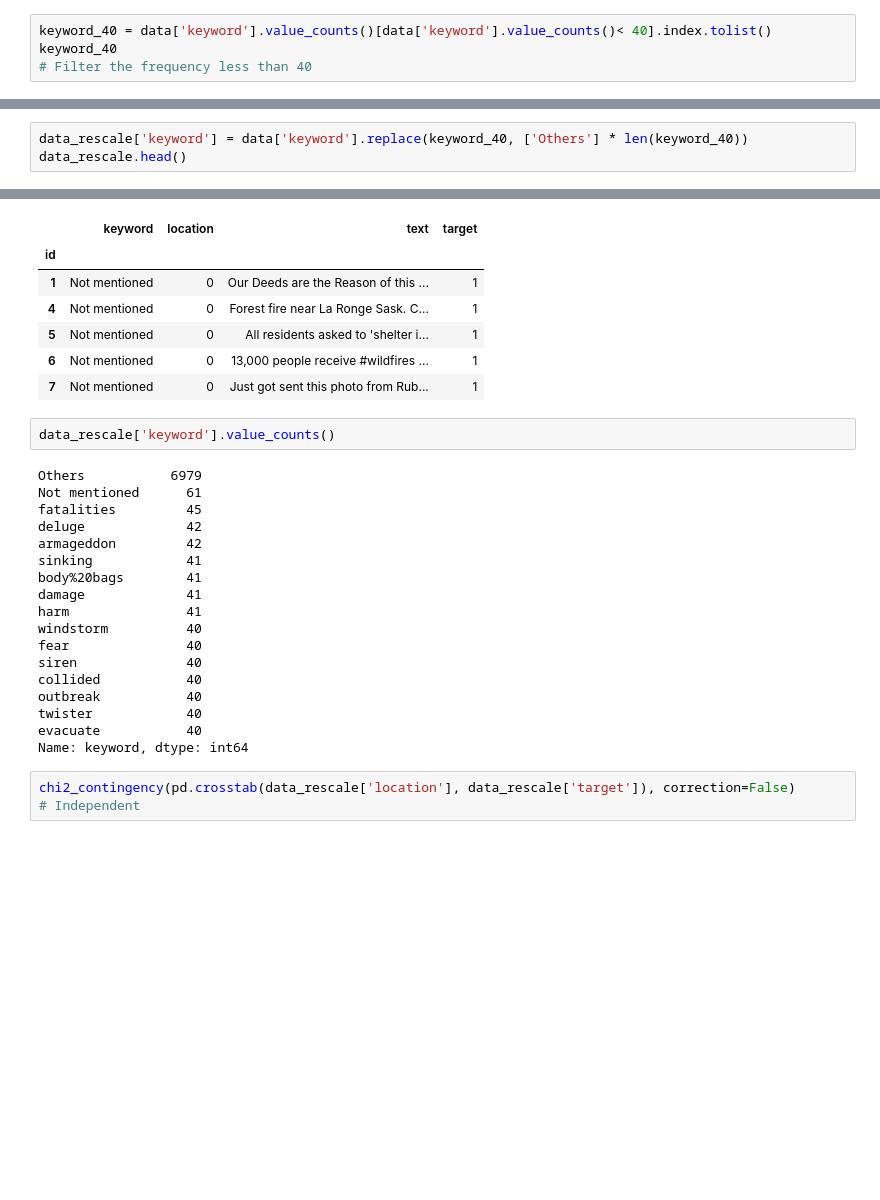
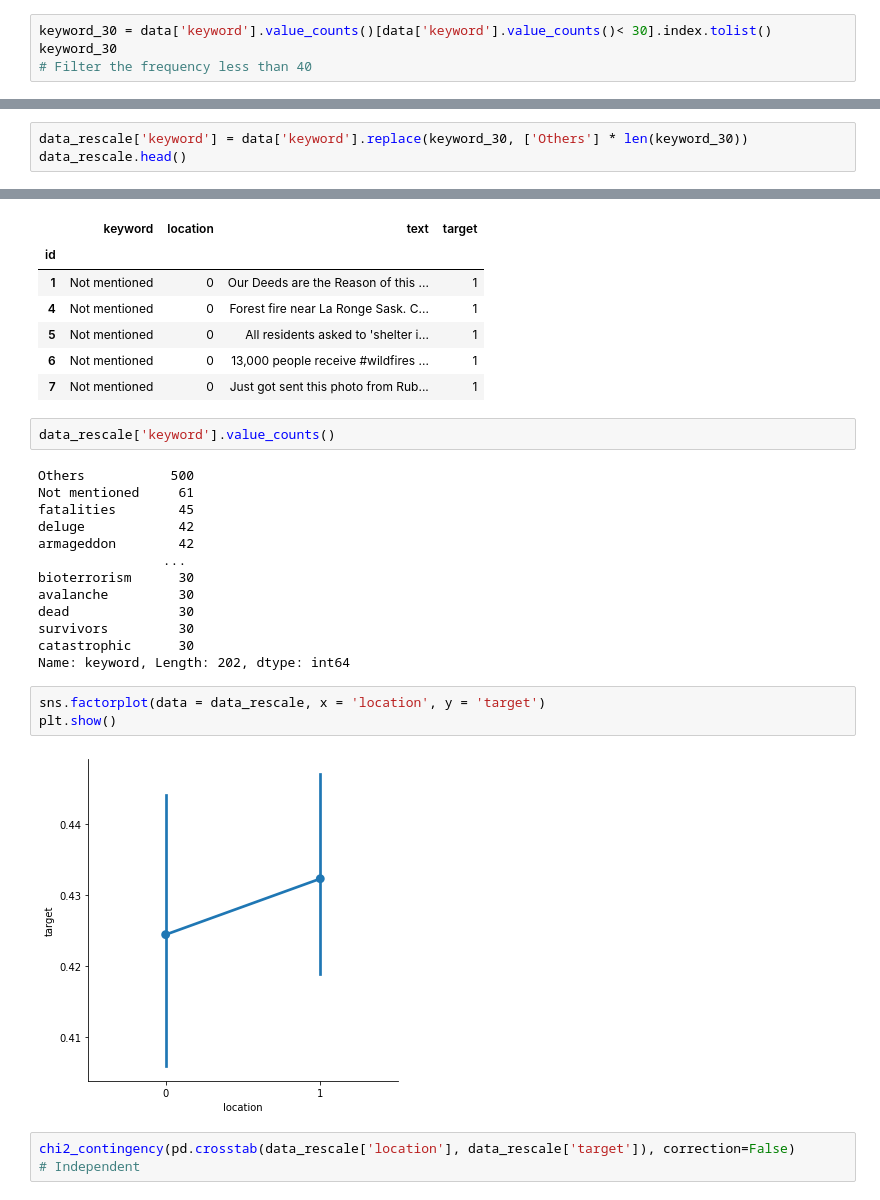
Before and after one commit to SmilesTigeR/statistical-analysis, a Jupyter notebook: Notebook/Disaster/Disaster.ipynb, the cells around one changed output, grey strips where cells are left out. Saved outputs shown, nothing was run; the diff lists cells and outputs as text; blank space fills up the shorter version.

```diff
--- a/Notebook/Disaster/Disaster.ipynb
+++ b/Notebook/Disaster/Disaster.ipynb
@@ -97,5 +101,5 @@ Name: keyword, dtype: int64
 # %%
-keyword_40 = data['keyword'].value_counts()[data['keyword'].value_counts()< 40].index.tolist()
-keyword_40
+keyword_30 = data['keyword'].value_counts()[data['keyword'].value_counts()< 30].index.tolist()
+keyword_30
 # Filter the frequency less than 40
 # %% [output]
@@ -184,7 +188,7 @@ data_rescale['location'].value_counts()
 0    2533
 Name: location, dtype: int64
 # %%
-data_rescale['keyword'] = data['keyword'].replace(keyword_40, ['Others'] * len(keyword_40))
+data_rescale['keyword'] = data['keyword'].replace(keyword_30, ['Others'] * len(keyword_30))
 data_rescale.head()
 # %% [output]
 |  | keyword | location | text | target |
@@ -208,23 +212,23 @@ data_rescale.head()
 # %%
 data_rescale['keyword'].value_counts()
 # %% [output]
-Others           6979
-Not mentioned      61
-fatalities         45
-deluge             42
-armageddon         42
-sinking            41
-body%20bags        41
-damage             41
-harm               41
-windstorm          40
-fear               40
-siren              40
-collided           40
-outbreak           40
-twister            40
-evacuate           40
-Name: keyword, dtype: int64
+Others           500
+Not mentioned     61
+fatalities        45
+deluge            42
+armageddon        42
+                ...
+bioterrorism      30
+avalanche         30
+dead              30
+survivors         30
+catastrophic      30
+Name: keyword, Length: 202, dtype: int64
+# %%
+sns.factorplot(data = data_rescale, x = 'location', y = 'target')
+plt.show()
+# %% [output]
+[figure, added]
 # %%
 chi2_contingency(pd.crosstab(data_rescale['location'], data_rescale['target']), correction=False)
 # Independent
```
Also changed, not shown: parts of 60 cells of this notebook, 3 other files.
